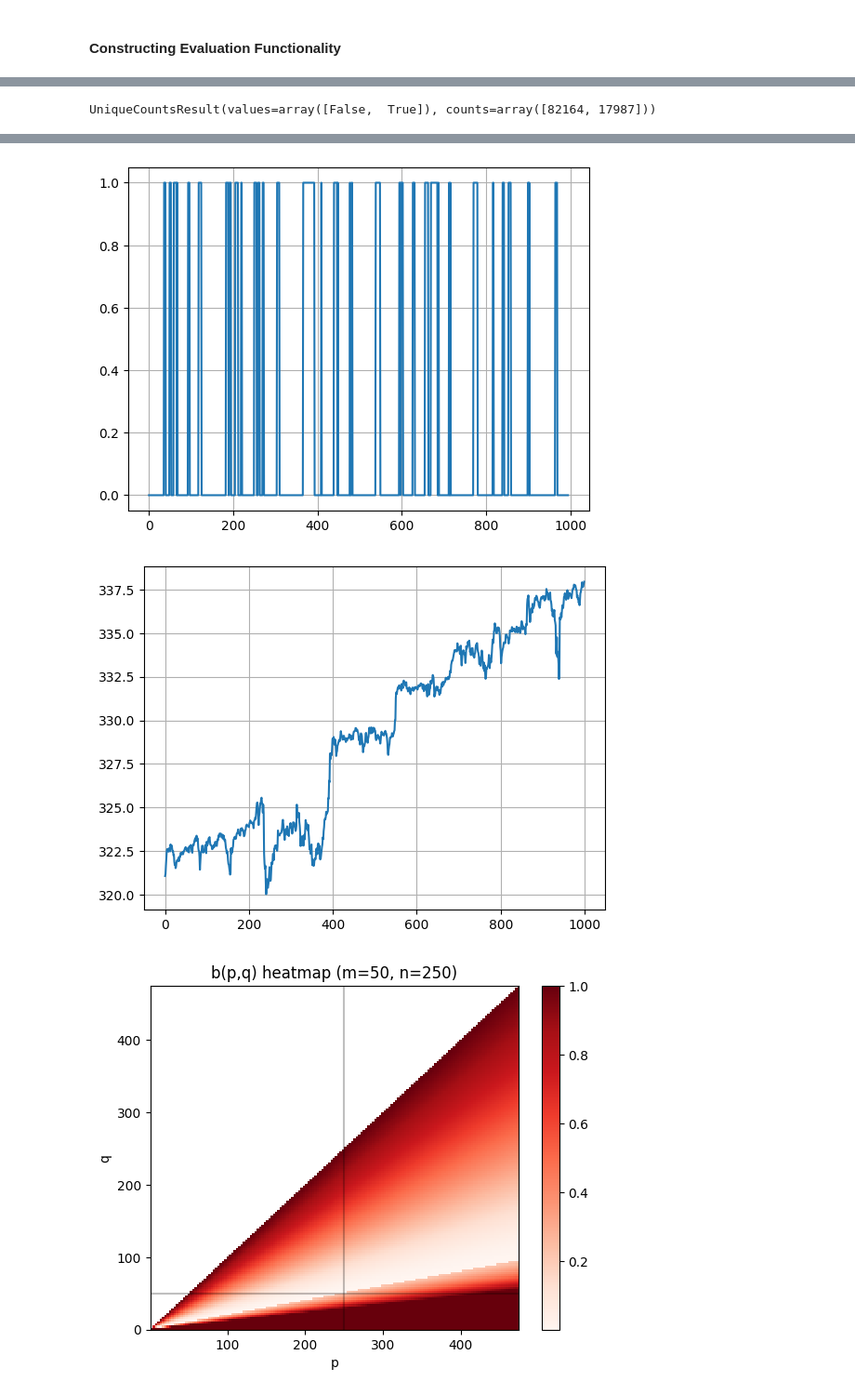
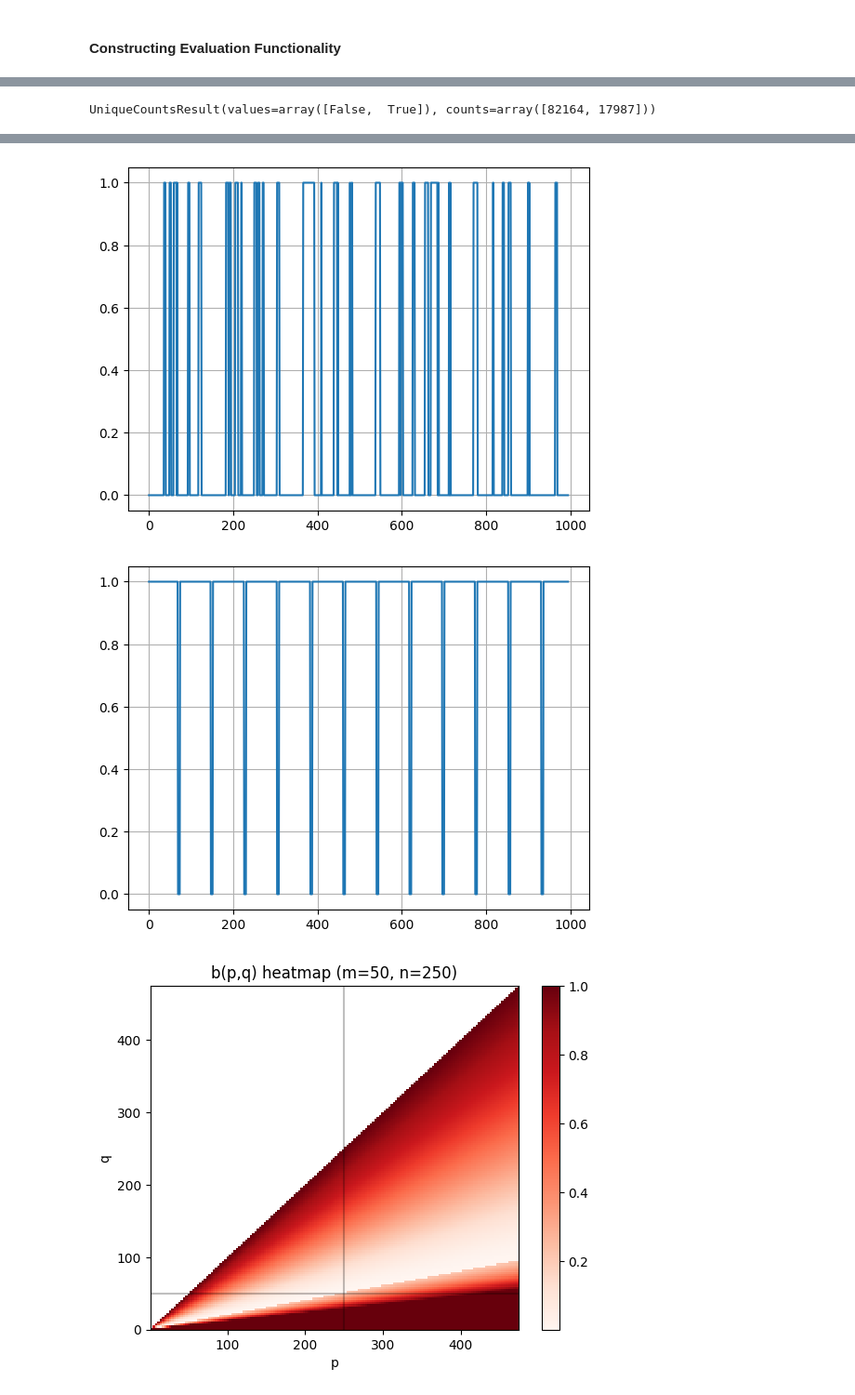
Before and after one commit to Logan-Kelsch/Structural_Regression, a Jupyter notebook: src/dev.ipynb, the cells around one changed output, grey strips where cells are left out. Shown at 93% size. Drawn from its saved outputs; the diff is of its cells as text; code cells hidden in the pictures.

```diff
--- a/src/dev.ipynb
+++ b/src/dev.ipynb
@@ -239,24 +321,24 @@ raw_emission, evaluation_mask, anomaly_mask = solver.solve(X)
 # %%
 import matplotlib.pyplot as plt
 import numpy as np
 
 print(np.unique_counts(anomaly_mask))
 
 
 
 plt.plot(raw_emission[5:1000])
 plt.grid()
 plt.show()
 plt.plot(anomaly_mask[5:1000])
 plt.grid()
 plt.show()
-plt.plot(X._X_inst[:1000, 3])
+plt.plot(evaluation_mask[5:1000])
 plt.grid()
 plt.show()
 # %% [output]
 UniqueCountsResult(values=array([False,  True]), counts=array([82164, 17987]))
 [figure]
 [figure]
-[figure, old version]
+[figure, new version]
 # %%
 import evaluation as _E
```
Also changed, not shown: parts of 10 cells of this notebook, 3 other files.
